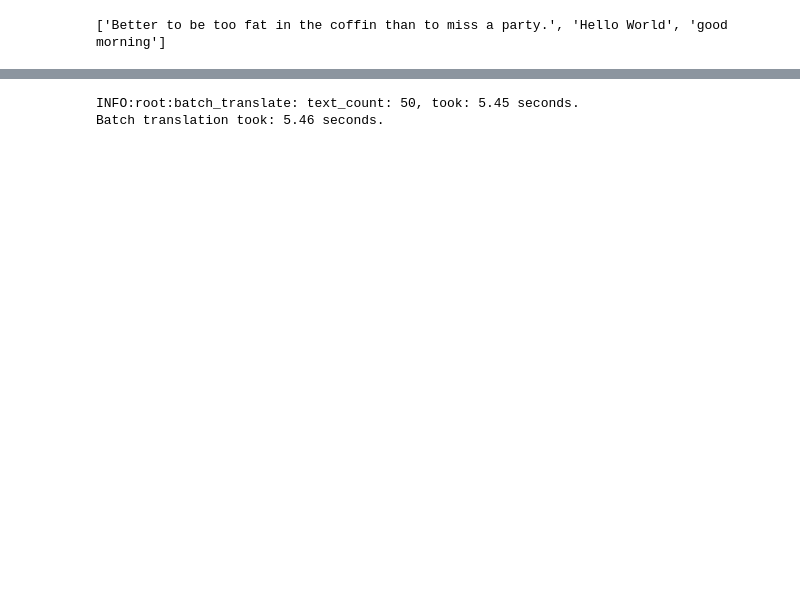
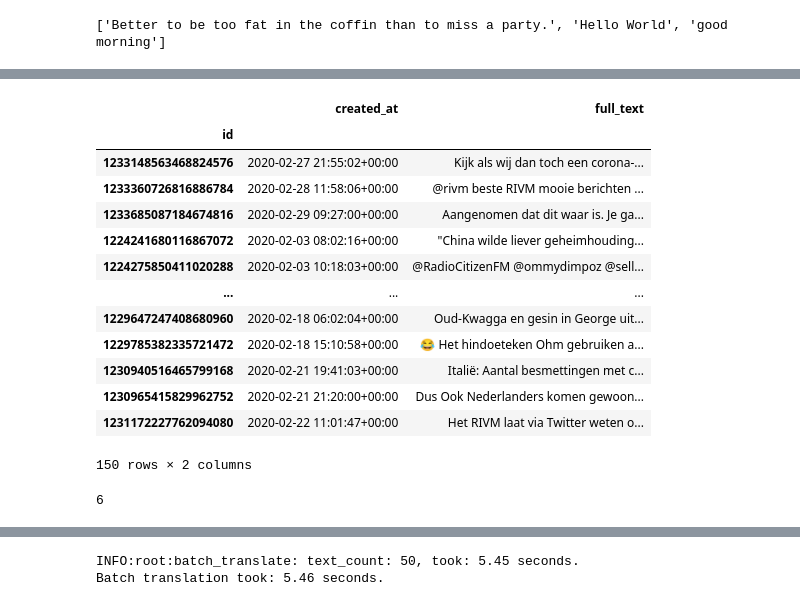
Before and after one commit to sirTomasson/SentiTweet, a Jupyter notebook: gtranslate.ipynb, the cells around one changed output, grey strips where cells are left out. Cells and saved outputs as stored; diff of their text form; code cells hidden in the pictures; blank space fills up the shorter version.

```diff
--- a/gtranslate.ipynb
+++ b/gtranslate.ipynb
@@ -70,7 +70,7 @@ def gtranslate(text):
         element = soup.find("div", {"class": "result-container"})
 
     translated = None
-    if not element:
+    if element:
         translated = element.get_text()
     return translated
 
@@ -192,12 +192,25 @@ def translate_dataset(dirpath, overwrite_cache=True):
             info(f"File already exists in: {processed_filepath}; skipping.")
             continue
 
-        df = pd.read_csv(filepath)
+        df = pd.read_csv(filepath,
+                         index_col="id",
+                         usecols=["id", "full_text", "created_at"],
+                         dtype={"id": "int64"},
+                         parse_dates=["created_at"])
         df = translate_column(df, column_name="full_text")
         df.to_csv(processed_filepath)
         info(f"Created new processed file in: {processed_filepath}.")
 
     return True
+
+
+def read_hydrated_csv(filename):
+    df = pd.read_csv(filename,
+                     index_col="id",
+                     usecols=["id", "full_text", "created_at"],
+                     dtype={"id": "int64"},
+                     parse_dates=["created_at"])
+    return df
 # %%
 def test_gtranslate():
     text = "Liever te dik in de kist dan een feestje gemist."
@@ -233,0 +340,34 @@ test_para_gtranslate()
+# %%
+dataset_path = os.path.join("data-sets",
+                            "examples",
+                            "hydrated",
+                            "output2020_02_lg.csv")
+
+rate_limit = 20000
+
+df = read_hydrated_csv(dataset_path)
+batch_count = math.ceil(len(df)/rate_limit)
+batch_count
+
+
+df.iloc[50:200]
+# %% [output]
+|  | created_at | full_text |
+| id |  |  |
+| 1233148563468824576 | 2020-02-27 21:55:02+00:00 | Kijk als wij dan toch een corona-... |
+| 1233360726816886784 | 2020-02-28 11:58:06+00:00 | @rivm beste RIVM mooie berichten ... |
+| 1233685087184674816 | 2020-02-29 09:27:00+00:00 | Aangenomen dat dit waar is. Je ga... |
+| 1224241680116867072 | 2020-02-03 08:02:16+00:00 | "China wilde liever geheimhouding... |
+| 1224275850411020288 | 2020-02-03 10:18:03+00:00 | @RadioCitizenFM @ommydimpoz @sell... |
+| ... | ... | ... |
+| 1229647247408680960 | 2020-02-18 06:02:04+00:00 | Oud-Kwagga en gesin in George uit... |
+| 1229785382335721472 | 2020-02-18 15:10:58+00:00 | 😂 Het hindoeteken Ohm gebruiken a... |
+| 1230940516465799168 | 2020-02-21 19:41:03+00:00 | Italië: Aantal besmettingen met c... |
+| 1230965415829962752 | 2020-02-21 21:20:00+00:00 | Dus Ook Nederlanders komen gewoon... |
+| 1231172227762094080 | 2020-02-22 11:01:47+00:00 | Het RIVM laat via Twitter weten o... |
+150 rows × 2 columns
+# %%
+df = df.iloc[0:6]
+len(df)
+# %% [output]
+6
```
Also changed, not shown: parts of 15 cells of this notebook, 1 other file.
